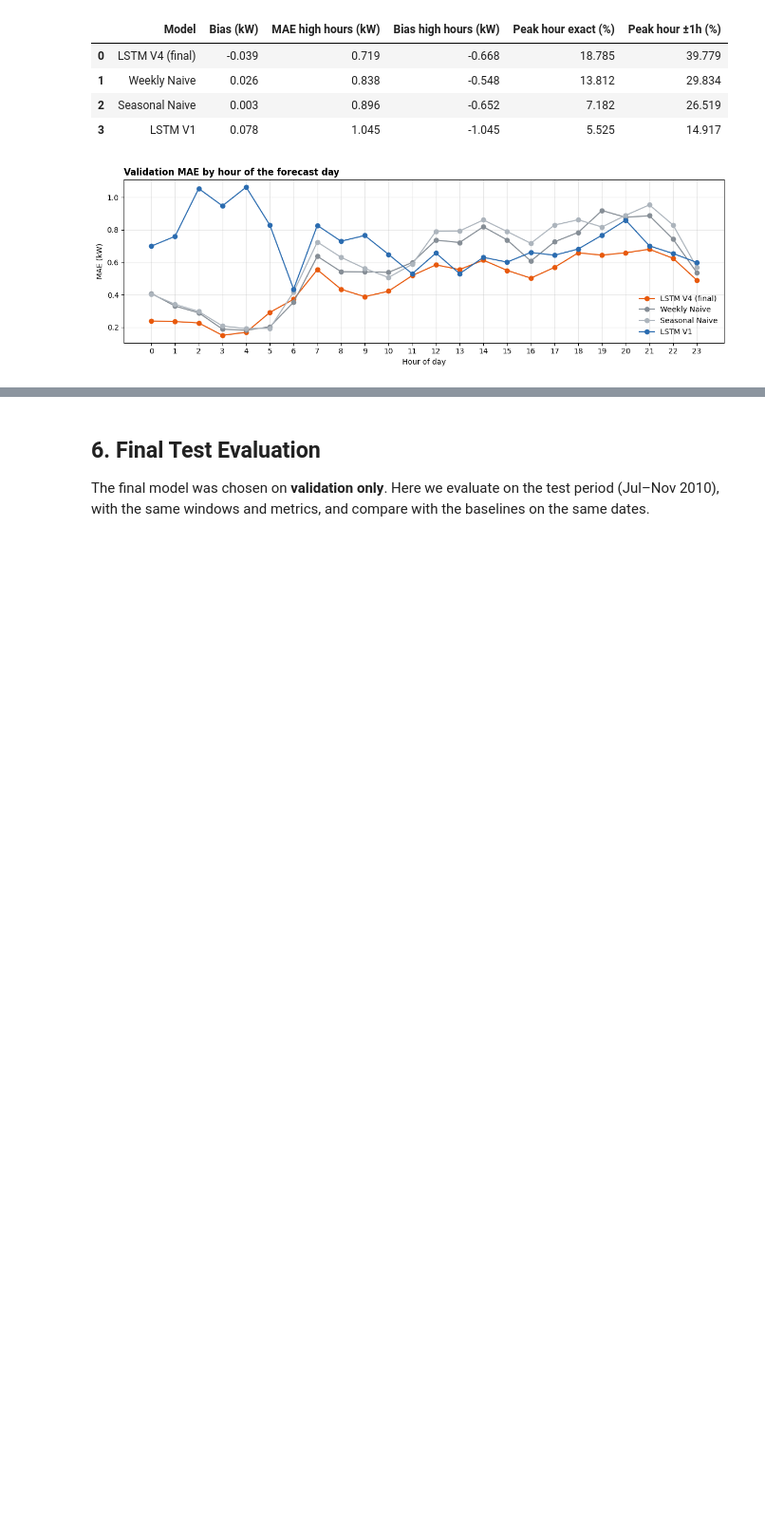
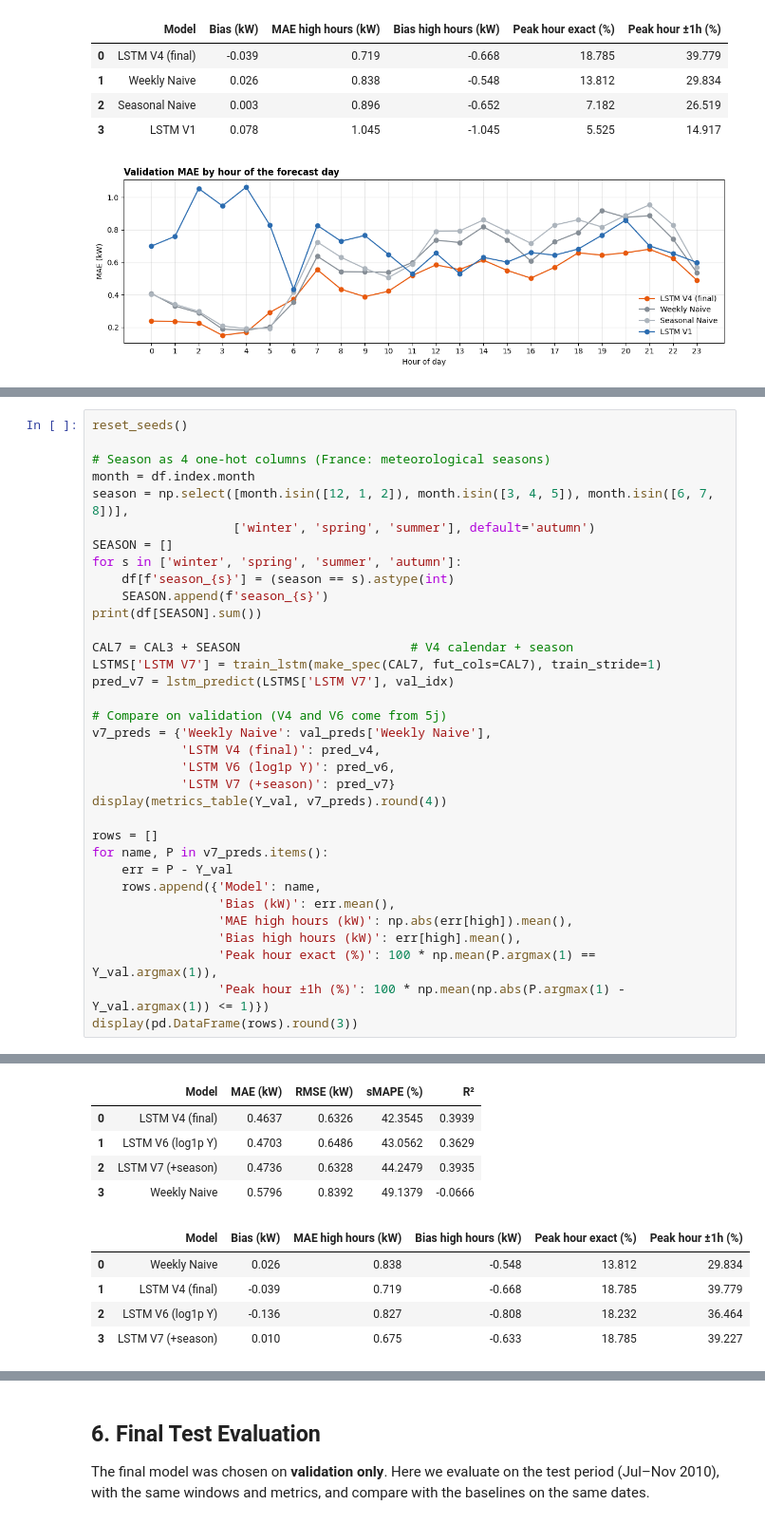
Before and after one commit to s2lwacs/powercast, a Jupyter notebook: 00_final_demo.ipynb, the cells around one changed output, grey strips where cells are left out. Shown at 95% size. Saved outputs shown, nothing was run; the diff lists cells and outputs as text; blank space fills up the shorter version.

```diff
--- a/00_final_demo.ipynb
+++ b/00_final_demo.ipynb
@@ -567,0 +689,35 @@ plt.show()
+# %%
+reset_seeds()
+
+# Season as 4 one-hot columns (France: meteorological seasons)
+month = df.index.month
+season = np.select([month.isin([12, 1, 2]), month.isin([3, 4, 5]), month.isin([6, 7, 8])],
+                   ['winter', 'spring', 'summer'], default='autumn')
+SEASON = []
+for s in ['winter', 'spring', 'summer', 'autumn']:
+    df[f'season_{s}'] = (season == s).astype(int)
+    SEASON.append(f'season_{s}')
+print(df[SEASON].sum())
+
+CAL7 = CAL3 + SEASON                       # V4 calendar + season
+LSTMS['LSTM V7'] = train_lstm(make_spec(CAL7, fut_cols=CAL7), train_stride=1)
+pred_v7 = lstm_predict(LSTMS['LSTM V7'], val_idx)
+
+# Compare on validation (V4 and V6 come from 5j)
+v7_preds = {'Weekly Naive': val_preds['Weekly Naive'],
+            'LSTM V4 (final)': pred_v4,
+            'LSTM V6 (log1p Y)': pred_v6,
+            'LSTM V7 (+season)': pred_v7}
+display(metrics_table(Y_val, v7_preds).round(4))
+
+rows = []
+for name, P in v7_preds.items():
+    err = P - Y_val
+    rows.append({'Model': name,
+                 'Bias (kW)': err.mean(),
+                 'MAE high hours (kW)': np.abs(err[high]).mean(),
+                 'Bias high hours (kW)': err[high].mean(),
+                 'Peak hour exact (%)': 100 * np.mean(P.argmax(1) == Y_val.argmax(1)),
+                 'Peak hour ±1h (%)': 100 * np.mean(np.abs(P.argmax(1) - Y_val.argmax(1)) <= 1)})
+display(pd.DataFrame(rows).round(3))
+# %% [output]
@@ -567,0 +741,10 @@ plt.show()
+|  | Model | MAE (kW) | RMSE (kW) | sMAPE (%) | R² |
+| 0 | LSTM V4 (final) | 0.4637 | 0.6326 | 42.3545 | 0.3939 |
+| 1 | LSTM V6 (log1p Y) | 0.4703 | 0.6486 | 43.0562 | 0.3629 |
+| 2 | LSTM V7 (+season) | 0.4736 | 0.6328 | 44.2479 | 0.3935 |
+| 3 | Weekly Naive | 0.5796 | 0.8392 | 49.1379 | -0.0666 |
+|  | Model | Bias (kW) | MAE high hours (kW) | Bias high hours (kW) | Peak hour exact (%) | Peak hour ±1h (%) |
+| 0 | Weekly Naive | 0.026 | 0.838 | -0.548 | 13.812 | 29.834 |
+| 1 | LSTM V4 (final) | -0.039 | 0.719 | -0.668 | 18.785 | 39.779 |
+| 2 | LSTM V6 (log1p Y) | -0.136 | 0.827 | -0.808 | 18.232 | 36.464 |
+| 3 | LSTM V7 (+season) | 0.010 | 0.675 | -0.633 | 18.785 | 39.227 |
```
Also changed, not shown: parts of 13 cells of this notebook.
